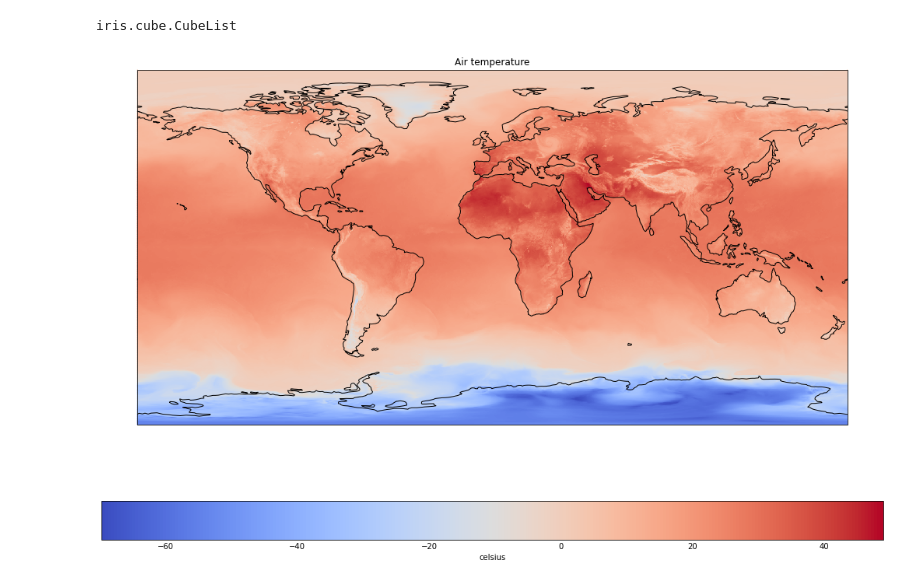
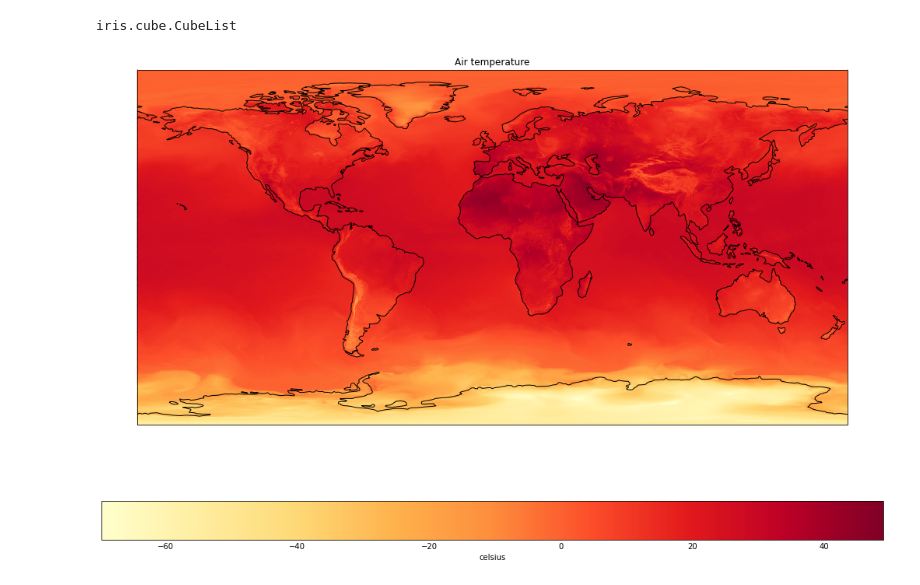
Before and after one commit to ShyftSolutions/exploring-wx-data, a Jupyter notebook: mount/workspace/data_loader.ipynb, the cells around one changed output. Cells and saved outputs as stored; diff of their text form; code cells hidden in the pictures.

```diff
--- a/mount/workspace/data_loader.ipynb
+++ b/mount/workspace/data_loader.ipynb
@@ -169,13 +189,13 @@ temp_cube = cube[0]
 # %%
 temp_cube.convert_units('celsius')
 
 plt.figure(figsize=(18, 12))
 
-qplt.pcolormesh(temp_cube, cmap='coolwarm')
+qplt.pcolormesh(temp_cube, cmap='YlOrRd')
 
 # Add coastlines to the map created by contourf.
 plt.gca().coastlines()
 
 plt.show()
 # %% [output]
-[figure, old version]
+[figure, new version]
```
Also changed, not shown: parts of 17 cells of this notebook, 4 other files.
